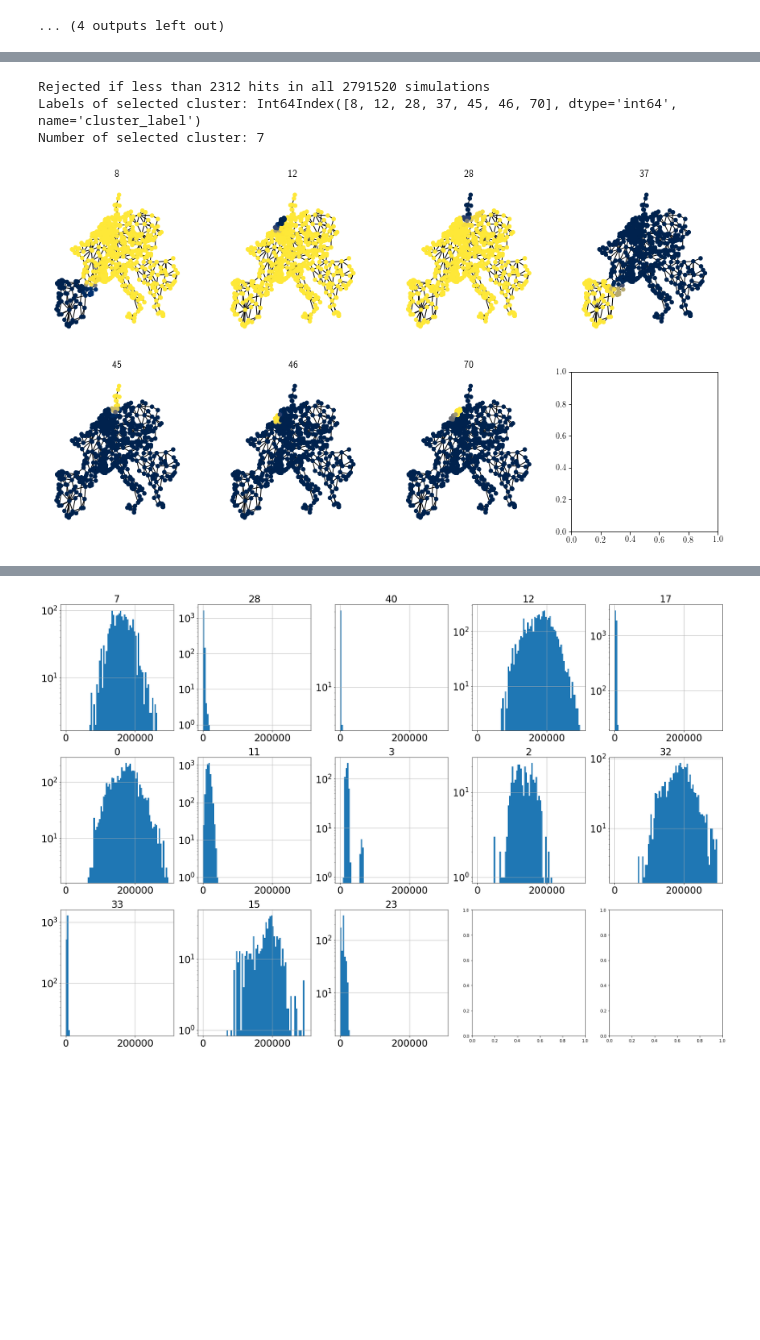
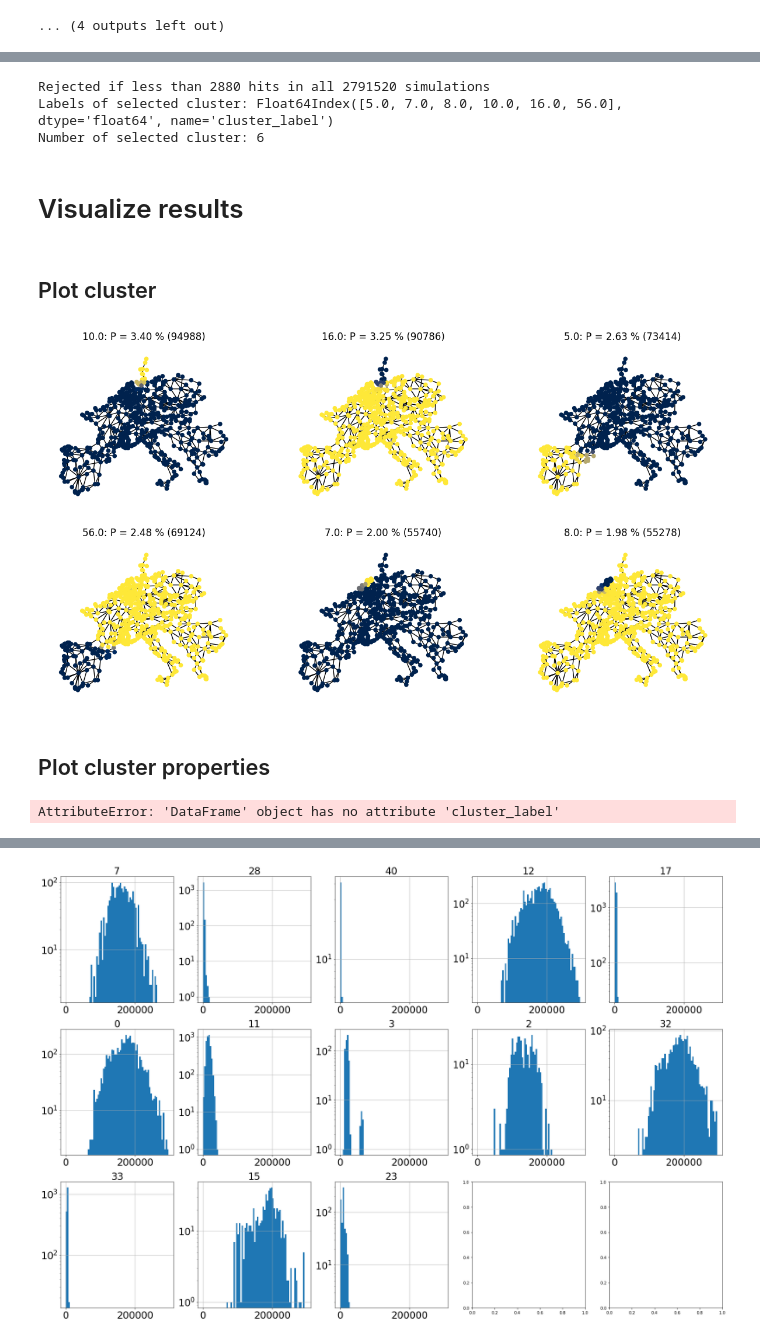
Before and after one commit to maurizio-titz/Power-system-split, a Jupyter notebook: notebooks/analyse_component_clusters_kmeans_combined.ipynb, the cells around one changed output, grey strips where cells are left out. Saved outputs shown, nothing was run; the diff lists cells and outputs as text; code cells hidden in the pictures; blank space fills up the shorter version.

Commit message:
implement radius-NN combined clustering

```diff
--- a/notebooks/analyse_component_clusters_kmeans_combined.ipynb
+++ b/notebooks/analyse_component_clusters_kmeans_combined.ipynb
@@ -186,0 +198,3 @@ component_props.loc[:,'cluster_label'] = labels3
+# %%
+rnc = RadiusNeighborsClassifier(radius= min_cluster_distance, metric='hamming', outlier_label=-1, n_jobs=20)
+rnc.fit(indicator_vectors[subset_indices], subset_cluster_labels)
@@ -187,2 +204,5 @@ component_props.loc[:,'cluster_label'] = labels3
+# %%
+remaining_cluster_labels = rnc.predict(indicator_vectors[remaining_indices])
+component_props.loc[remaining_indices,'cluster_label'] = remaining_cluster_labels
 # %%
 print(component_props.shape)
@@ -237,7 +261,7 @@ cluster_props.loc[:,'max_neg_rocof'] = component_props[component_props.rocof<=0]
 cluster_props.loc[:,'min_neg_rocof'] = component_props[component_props.rocof<=0].groupby(['cluster_label','co2l'])['rocof'].quantile(0.95).abs() #max()
 
 # convert rocof to absolute rocof and save sign
-component_props.loc[:,'rocof_positive'] = component_props.loc[:,'rocof']>0
+#component_props.loc[:,'rocof_positive'] = component_props.loc[:,'rocof']>0
 #component_props.loc[:,'rocof'] = component_props.loc[:,'rocof'].abs()
 
 # this DataFrame has a Multiindex (cluster_label, co2l)
@@ -253,7 +284,7 @@ cluster_props.head()
 # %%
  # Only select cluster if there is at least one co2l with P(cluster | co2l) significantly larger than p (alpha=0.05)
 # (i.e. we omit very unlikely clusters)
-p = 0.0008
+p = 0.001
 min_count, max_counts = sm.stats.binom_test_reject_interval(p,number_of_simulations, alternative='larger', alpha=0.05)
 print('Rejected if less than', int(max_counts), 'hits in all', number_of_simulations, 'simulations')
 
@@ -267,29 +298,42 @@ n_selected_cluster = selected_cluster.size
 print('Labels of selected cluster:', selected_cluster)
 print('Number of selected cluster:', n_selected_cluster)
 # %% [output]
-Rejected if less than 2312 hits in all 2791520 simulations
-Labels of selected cluster: Int64Index([8, 12, 28, 37, 45, 46, 70], dtype='int64', name='cluster_label')
-Number of selected cluster: 7
+Rejected if less than 2880 hits in all 2791520 simulations
+Labels of selected cluster: Float64Index([5.0, 7.0, 8.0, 10.0, 16.0, 56.0], dtype='float64', name='cluster_label')
+Number of selected cluster: 6
+# %% [markdown]
+# Visualize results
+# %% [markdown]
+## Plot cluster
 # %%
 # Plot mean component vector of selected (cluster, co2l) samples
 # (Does this make sense to only average over selected tuples?)
 
-n_cols = 4 # adapt this value!
+n_cols = 3 # adapt this value!
 
 n_rows = np.ceil(n_selected_cluster/n_cols).astype(int)
 fig,ax = plt.subplots(n_rows,n_cols,figsize = (15,4*n_rows))
 
 #selected_components_mask = pd.MultiIndex.from_frame(component_props.loc[:,['cluster_label', 'co2l']]).isin(selected_cluster)
 #selected_cluster_labels = component_props[selected_components_mask].cluster_label
 #selected_ind_vectors = indicator_vectors[selected_components_mask]
 
 selected_ind_vectors = indicator_vectors[component_props.cluster_label.isin(selected_cluster)]
 selected_cluster_labels = component_props[component_props.cluster_label.isin(selected_cluster)].cluster_label
+selected_cluster_props = cluster_props.loc[:,['likelihood', 'counts']].groupby('cluster_label').sum()
+selected_cluster_props = selected_cluster_props[selected_cluster_props.index.isin(selected_cluster_labels)]
 
 visualisation.plot_component_cluster(selected_ind_vectors,
                                      ax.flatten()[:n_selected_cluster],
                                      selected_cluster_labels.values,
-                                     None,
+                                     selected_cluster_props,
                                      G)
+plt.show()
 # %% [output]
-[figure, old version]
+[figure, new version]
+# %% [markdown]
+## Plot cluster properties
+# %%
+cluster_props.cluster_label
+# %% [output]
+AttributeError: 'DataFrame' object has no attribute 'cluster_label'
```
Also changed, not shown: parts of 41 cells of this notebook, 3 other files.
